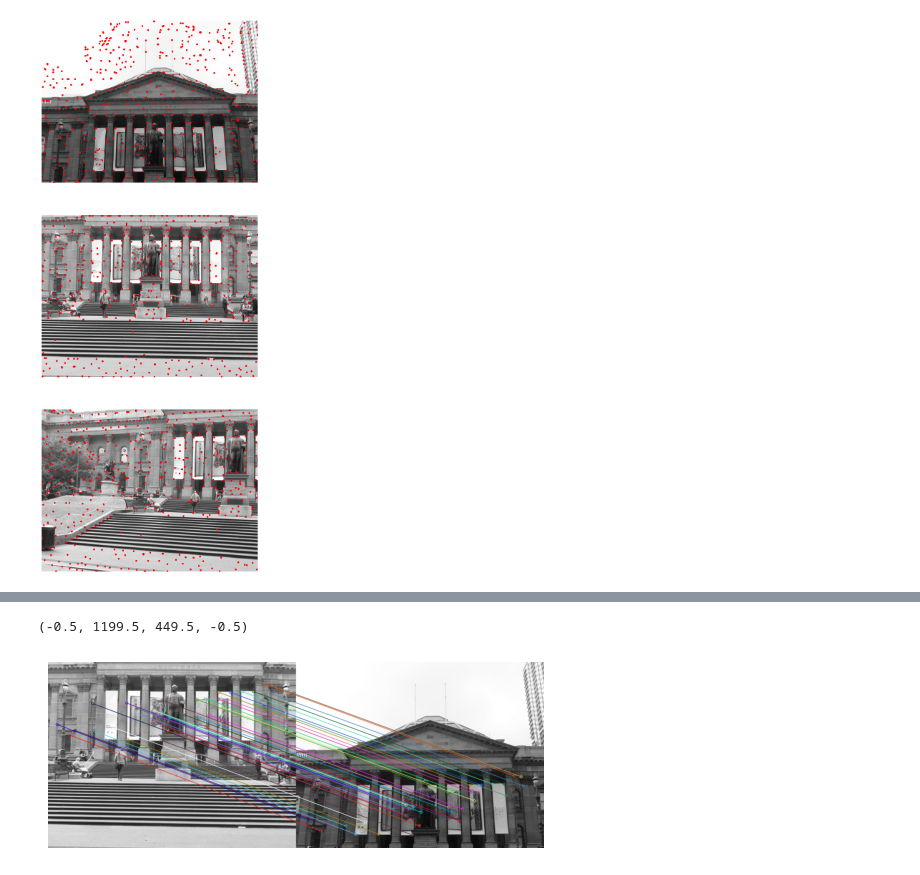
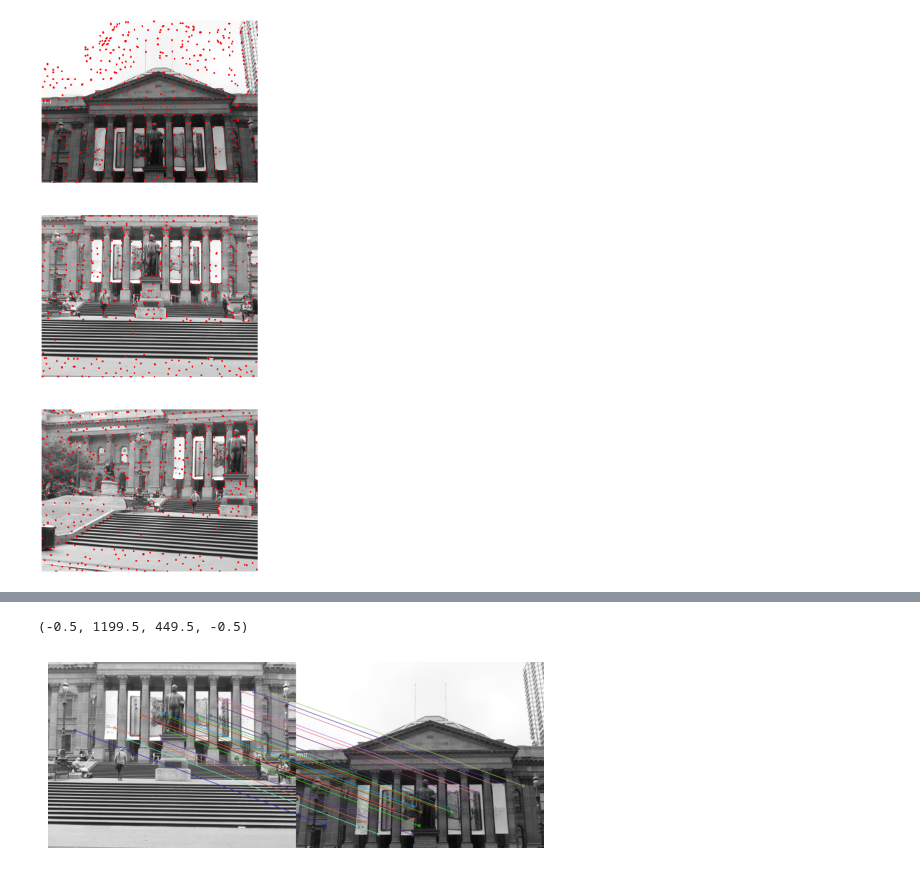
Before and after one commit to Feenet/Panorama-Stitching, a Jupyter notebook: code/panorama.ipynb, the cells around one changed output, grey strips where cells are left out. Drawn from its saved outputs; the diff is of its cells as text; code cells hidden in the pictures.

```diff
--- a/code/panorama.ipynb
+++ b/code/panorama.ipynb
@@ -250,29 +250,29 @@ def ransac(matches, threshold, n_max):
 # %%
 H_est, inliers = ransac(set1_feature_matches[0][0], 85, 1000)
 
 set1_homographies = []
 set1_inliers = []
 
 for src_idx in range(len(set1_feature_matches)):
     src_homographies = []
     src_inliers = []
     for dst_idx in range(len(set1_feature_matches[src_idx])):
-        H_est, inliers = ransac(set1_feature_matches[src_idx][dst_idx], 85, 1000)
+        H_est, inliers = ransac(set1_feature_matches[src_idx][dst_idx], 45, 1000)
         sinliers = np.array([((src[1], src[0]),(dst[1], dst[0])) for [src, dst] in inliers])
         src_homographies.append(H_est)
         src_inliers.append(sinliers)
     set1_homographies.append(src_homographies)
     set1_inliers.append(src_inliers)
 
 im1 = set1_images[0]
 im2 = set1_images[1]
 kp1 = np.array(set1_inliers[0][0][:,0], dtype=object)
 kp2 = np.array(set1_inliers[0][0][:,1], dtype=object)
 idx_pairs = np.array([(i,idx) for i, (idx, val) in zip(range(len(kp1)), enumerate(kp2)) if type(val) == type(kp1[i:0])])
 
 image = drawMatches(im2, kp2, im1, kp1, idx_pairs)
 plt.imshow(image)
 plt.axis('off')
 # %% [output]
 (-0.5, 1199.5, 449.5, -0.5)
-[figure, old version]
+[figure, new version]
```
Also changed, not shown: parts of 7 cells of this notebook.
